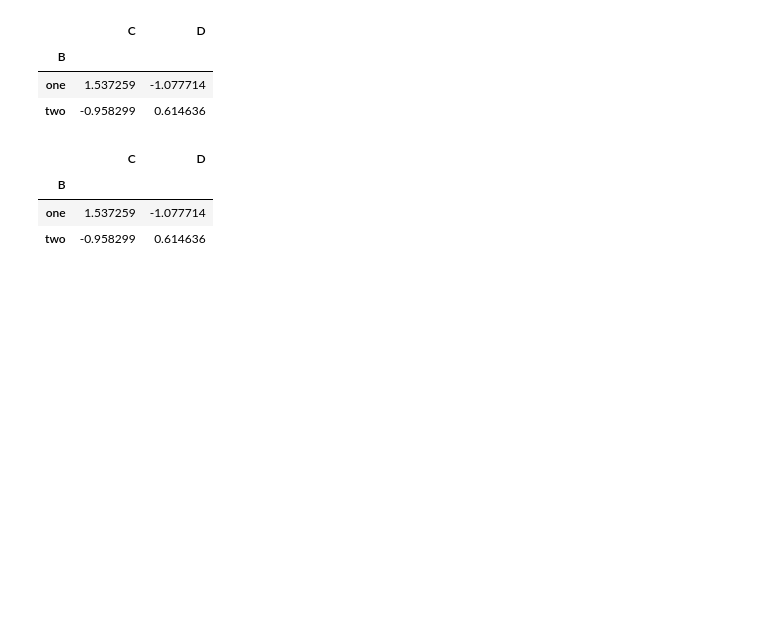
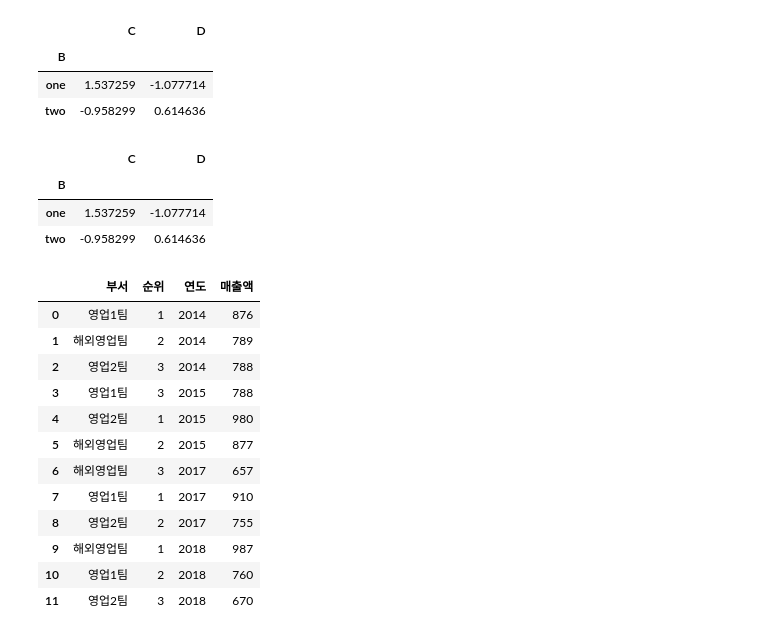
Before and after one commit to jjh9329/numpy-study, a Jupyter notebook: 02.Pandas/Pandas 실습.ipynb, the cells around one changed output. Cells and saved outputs as stored; diff of their text form; code cells hidden in the pictures; blank space fills up the shorter version.

```diff
--- a/02.Pandas/Pandas 실습.ipynb
+++ b/02.Pandas/Pandas 실습.ipynb
@@ -1713,3 +1713,20 @@ df.pivot_table(index='B',values = ['C','D'], aggfunc= 'sum')
 | B |  |  |
 | one | 1.537259 | -1.077714 |
 | two | -0.958299 | 0.614636 |
+# %%
+data = pd.read_csv('sales.csv')
+data
+# %% [output]
+|  | 부서 | 순위 | 연도 | 매출액 |
+| 0 | 영업1팀 | 1 | 2014 | 876 |
+| 1 | 해외영업팀 | 2 | 2014 | 789 |
+| 2 | 영업2팀 | 3 | 2014 | 788 |
+| 3 | 영업1팀 | 3 | 2015 | 788 |
+| 4 | 영업2팀 | 1 | 2015 | 980 |
+| 5 | 해외영업팀 | 2 | 2015 | 877 |
+| 6 | 해외영업팀 | 3 | 2017 | 657 |
+| 7 | 영업1팀 | 1 | 2017 | 910 |
+| 8 | 영업2팀 | 2 | 2017 | 755 |
+| 9 | 해외영업팀 | 1 | 2018 | 987 |
+| 10 | 영업1팀 | 2 | 2018 | 760 |
+| 11 | 영업2팀 | 3 | 2018 | 670 |
```
Also changed, not shown: parts of 8 cells of this notebook.
